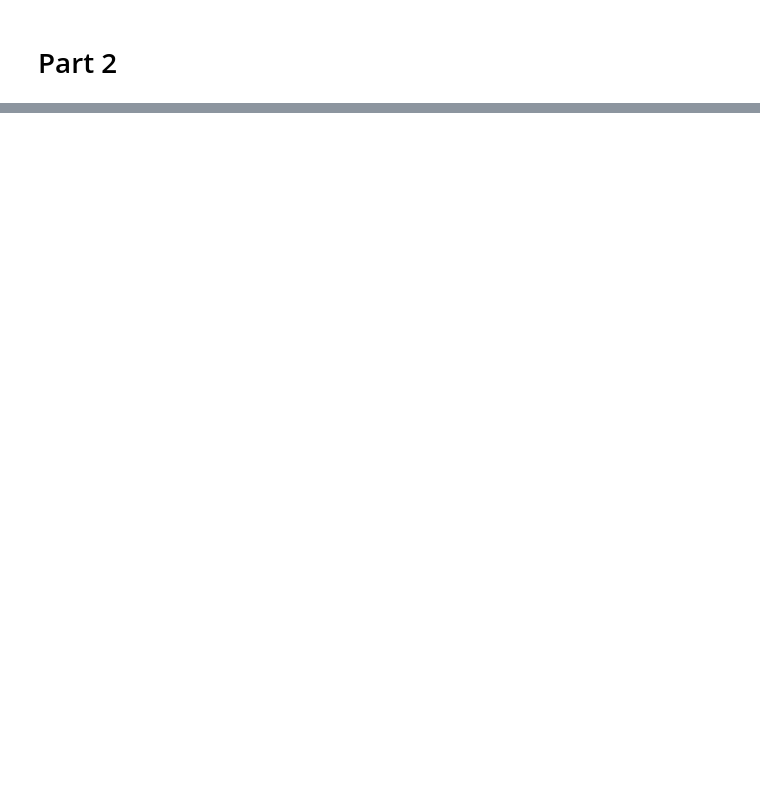
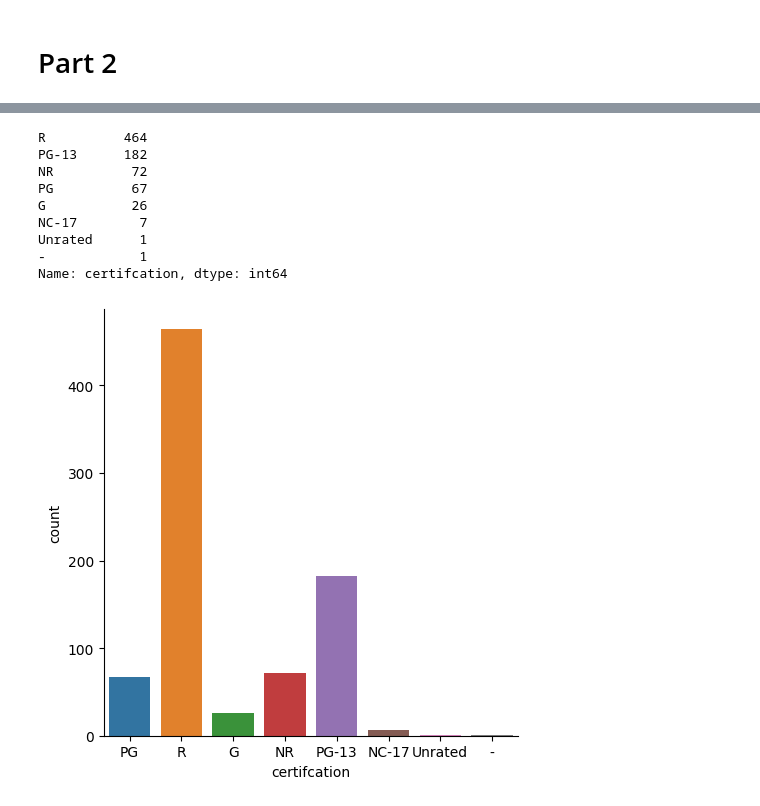
Before and after one commit to Swaghanaian/Project-3-Part-1-through-4, a Jupyter notebook: Project 3 Part 2.ipynb, the cells around one changed output, grey strips where cells are left out. Cells and saved outputs as stored; diff of their text form; code cells hidden in the pictures; blank space fills up the shorter version.

```diff
--- a/Project 3 Part 2.ipynb
+++ b/Project 3 Part 2.ipynb
@@ -121,0 +171,4 @@ print(f"- Total errors: {len(errors)}")
+# %%
+#fetching data
+movies_2k = pd.read_csv('Data/final_tmdb_data_2000.csv', low_memory = False)
+movies_2k1= pd.read_csv('Data/final_tmdb_data_2001.csv', low_memory = False)
@@ -121,0 +241,4 @@ print(f"- Total errors: {len(errors)}")
+# %%
+#concatinating into a single df
+early_2k_movies = pd.concat([movies_2k,movies_2k1])
+early_2k_movies.head()
@@ -121,0 +274,4 @@ print(f"- Total errors: {len(errors)}")
+# %%
+# dropping missing values from certs for visualization purposes
+early_2k_movies.dropna(subset = ['certifcation'],inplace = True)
+early_2k_movies['certifcation'].isna().sum()
@@ -121,0 +311,16 @@ print(f"- Total errors: {len(errors)}")
+# %%
+import seaborn as sns
+#How many movies are there in each of the certification categories (G/PG/PG-13/R)?
+sns.catplot(data = early_2k_movies, x = 'certifcation', kind = 'count');
+print(early_2k_movies['certifcation'].value_counts())
+# %% [output]
+R          464
+PG-13      182
+NR          72
+PG          67
+G           26
+NC-17        7
+Unrated      1
+-            1
+Name: certifcation, dtype: int64
+[figure, added]
```
Also changed, not shown: parts of 26 cells of this notebook, 13 other files.
